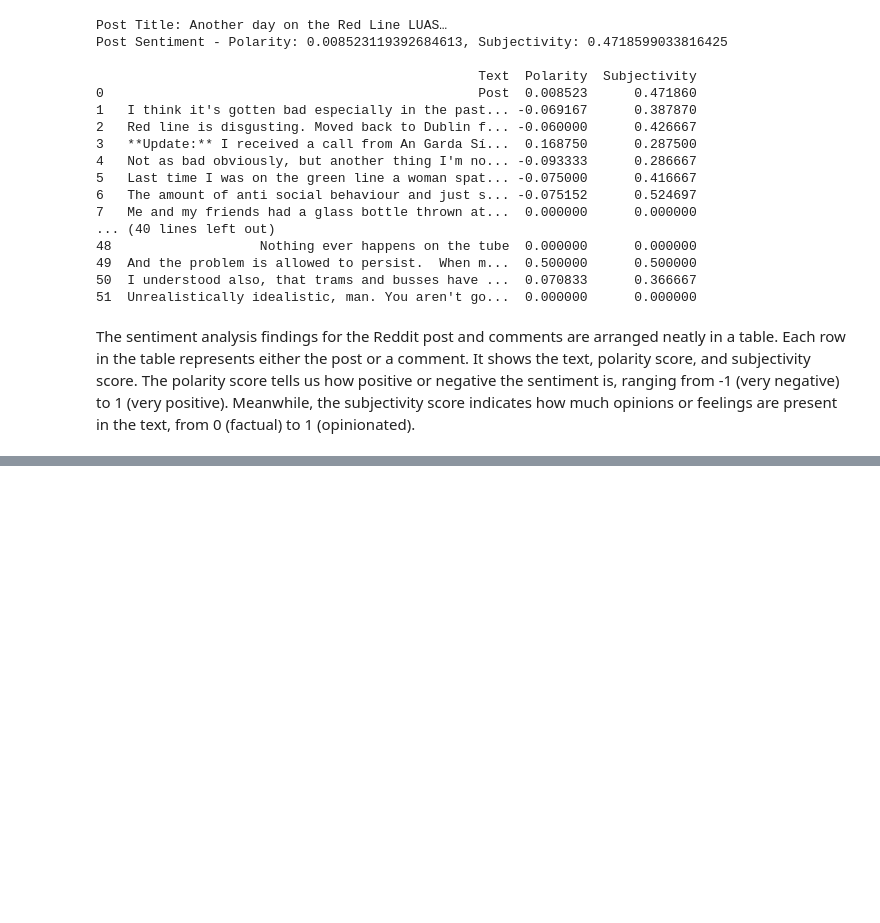
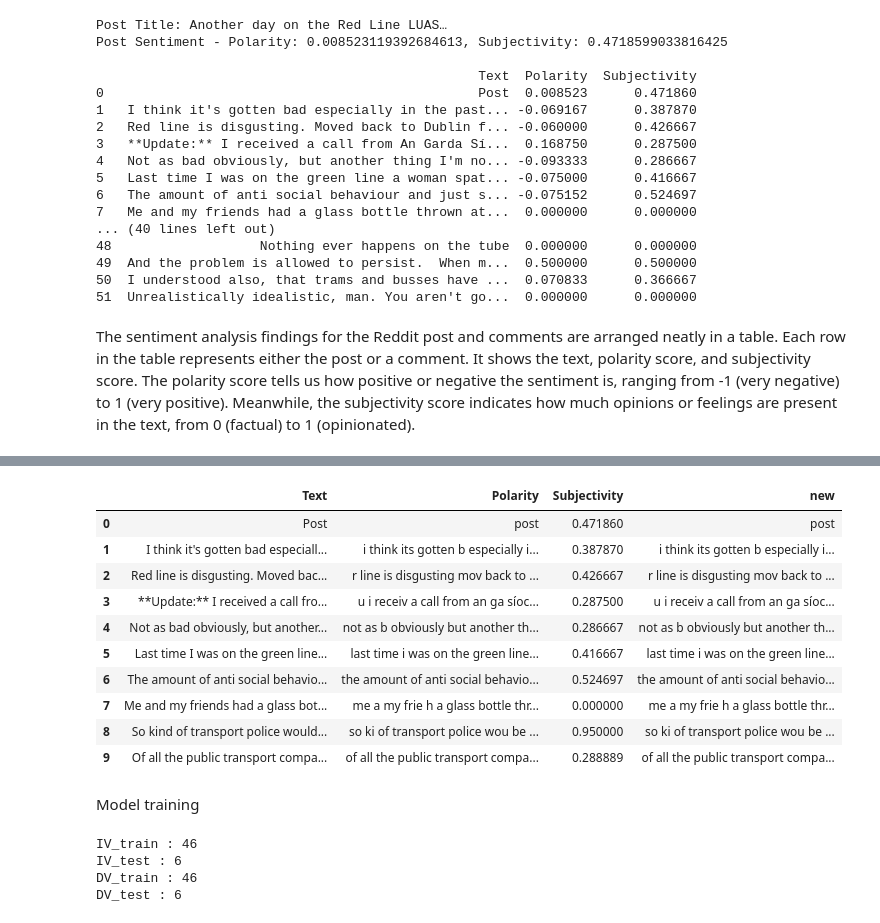
Before and after one commit to salahagnir/CA, a Jupyter notebook: ML_CA2.ipynb, the cells around one changed output, grey strips where cells are left out. Drawn from its saved outputs; the diff is of its cells as text; code cells hidden in the pictures; blank space fills up the shorter version.

```diff
--- a/ML_CA2.ipynb
+++ b/ML_CA2.ipynb
@@ -573,0 +626,18 @@ The sentiment analysis findings for the Reddit post and comments are arranged ne
+# %%
+#Apply first level cleaning
+import re
+import string
+
+#This function conver to lower-case, removes square brackets, romoves numbers and punctiuation
+def text_clean_1(text):
+  text = text.lower()
+  text = re.sub('\[.*?\]', '', text)
+  text = re.sub('[%s]' % re.escape(string.punctuation), '', text)
+  text = re.sub('\wd\w*', '', text)
+  return text
+
+cleaned1 = lambda x: text_clean_1(x)
+# %%
+#
+df['Polarity']= pd.DataFrame(df.Text.apply(cleaned1))
+df.head(10)
@@ -573,0 +656,49 @@ The sentiment analysis findings for the Reddit post and comments are arranged ne
+# %%
+def text_clean_2(text):
+  text = re.sub('[""...]', '', text)
+  text = re.sub('\n', '', text)
+  return text
+
+cleaned2 = lambda x: text_clean_2(x)
+# %%
+import re
+
+def text_clean_2(text):
+    text = re.sub('["“”...]', '', text)  # Remove quotes, ellipses, and other specified characters
+    text = re.sub('\n', '', text)       # Remove newline characters
+    return text
+
+cleaned2 = lambda x: text_clean_2(x)
+# %%
+df['new'] = pd.DataFrame(df['Polarity'].apply(cleaned2))
+df.head(10)
+# %% [output]
+|  | Text | Polarity | Subjectivity | new |
+| 0 | Post | post | 0.471860 | post |
+| 1 | I think it's gotten bad especiall... | i think its gotten b especially i... | 0.387870 | i think its gotten b especially i... |
+| 2 | Red line is disgusting. Moved bac... | r line is disgusting mov back to ... | 0.426667 | r line is disgusting mov back to ... |
+| 3 | **Update:** I received a call fro... | u i receiv a call from an ga síoc... | 0.287500 | u i receiv a call from an ga síoc... |
+| 4 | Not as bad obviously, but another... | not as b obviously but another th... | 0.286667 | not as b obviously but another th... |
+| 5 | Last time I was on the green line... | last time i was on the green line... | 0.416667 | last time i was on the green line... |
+| 6 | The amount of anti social behavio... | the amount of anti social behavio... | 0.524697 | the amount of anti social behavio... |
+| 7 | Me and my friends had a glass bot... | me a my frie h a glass bottle thr... | 0.000000 | me a my frie h a glass bottle thr... |
+| 8 | So kind of transport police would... | so ki of transport police wou be ... | 0.950000 | so ki of transport police wou be ... |
+| 9 | Of all the public transport compa... | of all the public transport compa... | 0.288889 | of all the public transport compa... |
+# %% [markdown]
+Model training
+# %%
+from sklearn.model_selection import train_test_split
+ndependent_var = df.new
+Dependent_var = df.Text
+
+IV_train, IV_test, DV_train, DV_test = train_test_split(ndependent_var,Dependent_var, test_size = 0.1, random_state = 225)
+
+print('IV_train :', len(IV_train))
+print('IV_test :', len(IV_test))
+print('DV_train :', len(DV_train))
+print('DV_test :', len(DV_test))
+# %% [output]
+IV_train : 46
+IV_test : 6
+DV_train : 46
+DV_test : 6
```
Also changed, not shown: parts of 19 cells of this notebook.
